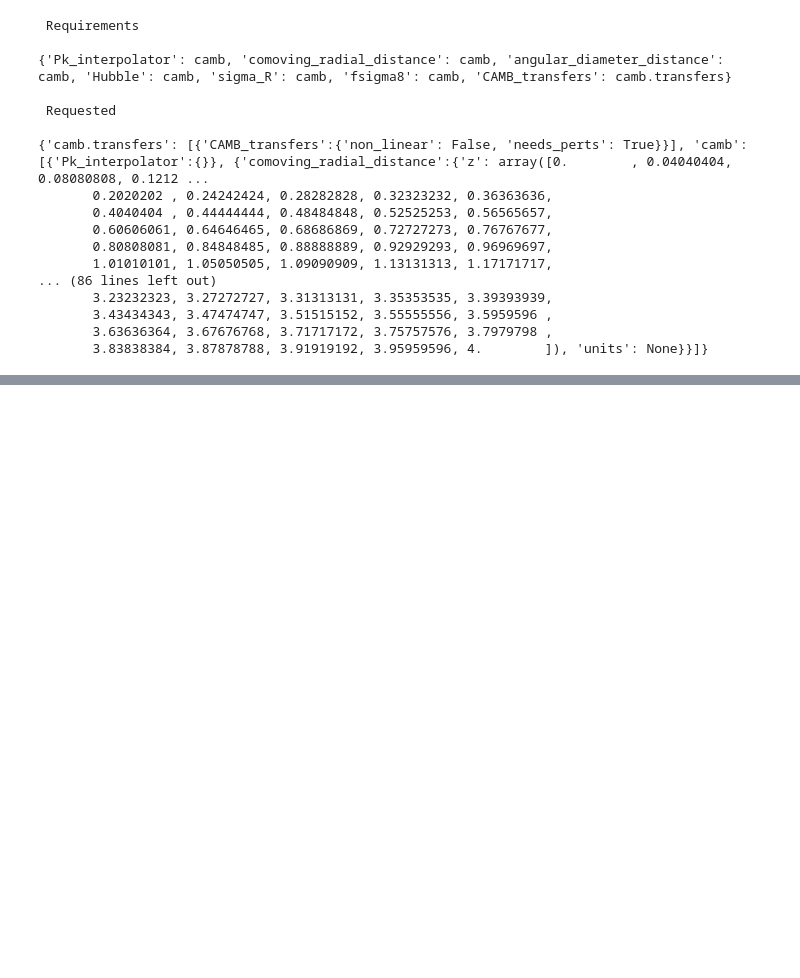
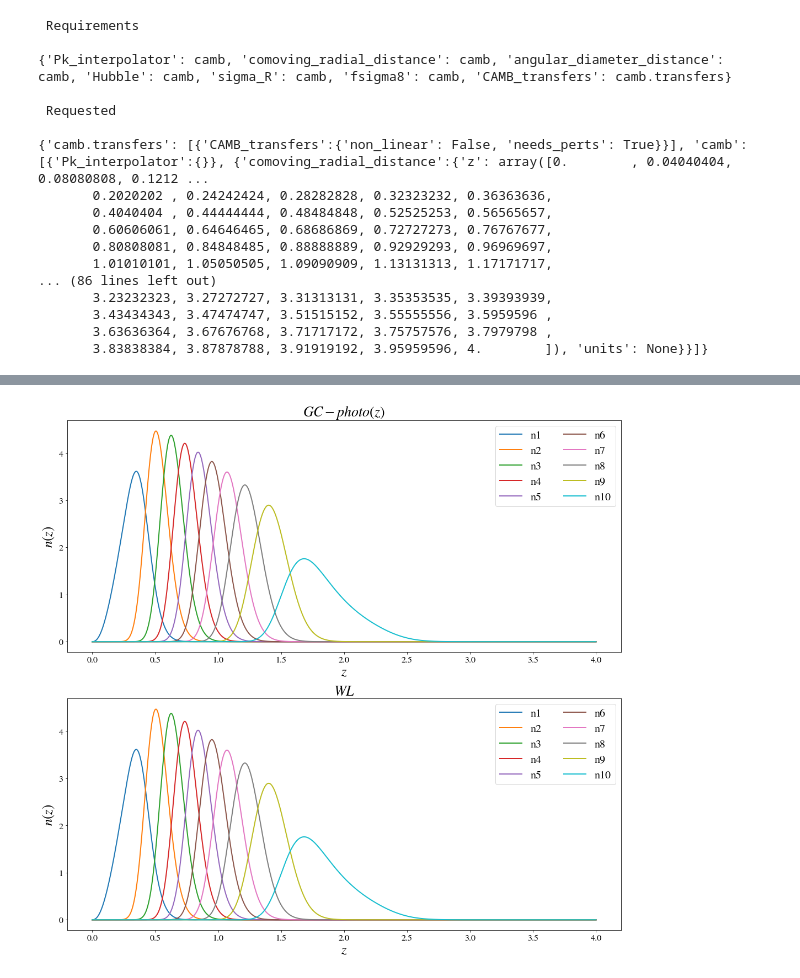
Before and after one commit to testarnyttnamn/testnamemaster, a Jupyter notebook: DEMO.ipynb, the cells around one changed output, grey strips where cells are left out. Saved outputs shown, nothing was run; the diff lists cells and outputs as text; code cells hidden in the pictures; blank space fills up the shorter version.

```diff
--- a/DEMO.ipynb
+++ b/DEMO.ipynb
@@ -201,0 +267,22 @@ Keys of the cosmo_dic:
+# %%
+# We can also plot the initial data read by the like_calc module (class Euclike).
+# DISCLAIMER: the data is read in the reader module, but it is saved as attribute of the Euclike class too
+# The instance of the Euclike class is saved as an attribute of the EuclidLiliehood
+# i.e: let's plot the galaxy distributions for GC-photo(z) and WL (AT THE MOMENT, THEY ARE THE SAME)
+zs = np.linspace(0, 4, 1000)
+fig, axs = plt.subplots(2, 1, figsize=(18,17))
+for key, value in like.likefinal.data_ins.nz_dict_GC_Phot.items():
+    axs[0].plot(zs, value(zs), label = key)
+for key, value in like.likefinal.data_ins.nz_dict_WL.items():
+    axs[1].plot(zs, value(zs), label = key)
+axs[0].set_xlabel(r'$z$')
+axs[0].set_ylabel(r'$n(z)$')
+axs[0].set_title(r'$GC-photo(z)$')
+axs[0].legend(ncol=2)
+axs[1].set_xlabel(r'$z$')
+axs[1].set_ylabel(r'$n(z)$')
+axs[1].set_title(r'$WL$')
+axs[1].legend(ncol=2);
+#plt.subplots_adjust(top=0.90)
+# %% [output]
+[figure, added]
```
Also changed, not shown: parts of 14 cells of this notebook, 1 other file.
